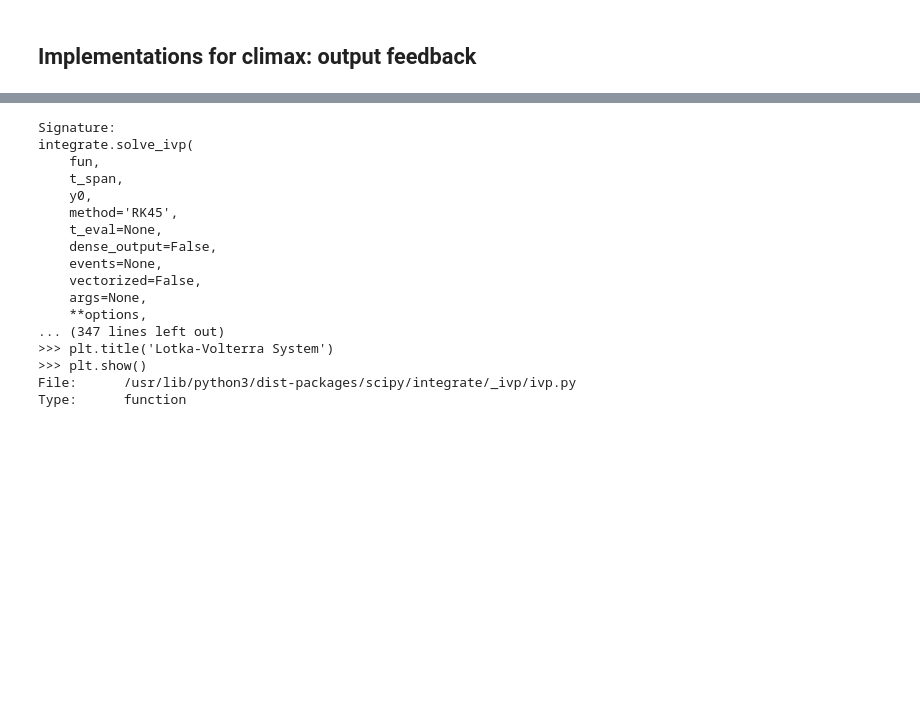
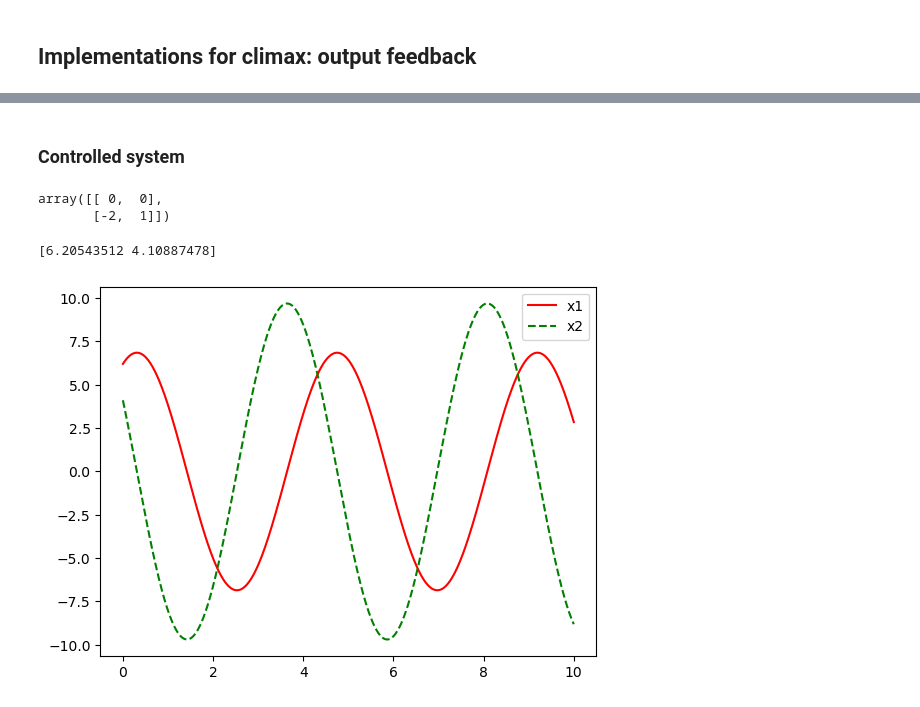
Before and after one commit to medjaijedi/MAS_Final_Project, a Jupyter notebook: constant_outputtracking_constdist.ipynb, the cells around one changed output, grey strips where cells are left out. Saved outputs shown, nothing was run; the diff lists cells and outputs as text; code cells hidden in the pictures; blank space fills up the shorter version.

```diff
--- a/constant_outputtracking_constdist.ipynb
+++ b/constant_outputtracking_constdist.ipynb
@@ -231,20 +236,34 @@ plt.show()
-# %%
-y
-# %% [output]
-Signature:
-integrate.solve_ivp(
-    fun,
-    t_span,
-    y0,
-    method='RK45',
-    t_eval=None,
-    dense_output=False,
-    events=None,
-    vectorized=False,
-    args=None,
-    **options,
-... (347 lines left out)
->>> plt.title('Lotka-Volterra System')
->>> plt.show()
-File:      /usr/lib/python3/dist-packages/scipy/integrate/_ivp/ivp.py
-Type:      function
+# %% [markdown]
+### Controlled system
+# %%
+#let's do the controlled system now:
+def youtctrl(C,x):
+    return C.dot(x)
+
+def xdotctrl(t,x,A,B,C,K):
+    return A.dot(x) + K * np.matmul(B,C.reshape(2,1).T).dot(x)
+# %%
+np.matmul(B,C.reshape(2,1).T)
+# %% [output]
+array([[ 0,  0],
+       [-2,  1]])
+# %%
+#initializing system values like before:
+#system definition and initial vector initialization
+A = np.array([[0,1],[0,-1]])
+B = np.array([[0],[1]])
+C = np.array([-2,1])
+K = 1
+x0 = np.random.rand(2)*7
+print(x0)
+# %% [output]
+[6.20543512 4.10887478]
+# %%
+xctrl = integrate.solve_ivp(xdotctrl,t_span=[0,10],y0 = x0,t_eval=np.linspace(0,10,1000),args = (A,B,C,K),vectorized=True)
+# %%
+plt.plot(xctrl.t,xctrl.y[0],'r',label="x1")
+plt.plot(xctrl.t,xctrl.y[1],'g--',label="x2")
+plt.legend()
+plt.show()
+# %% [output]
+[figure, added]
```
Also changed, not shown: parts of 4 cells of this notebook.
